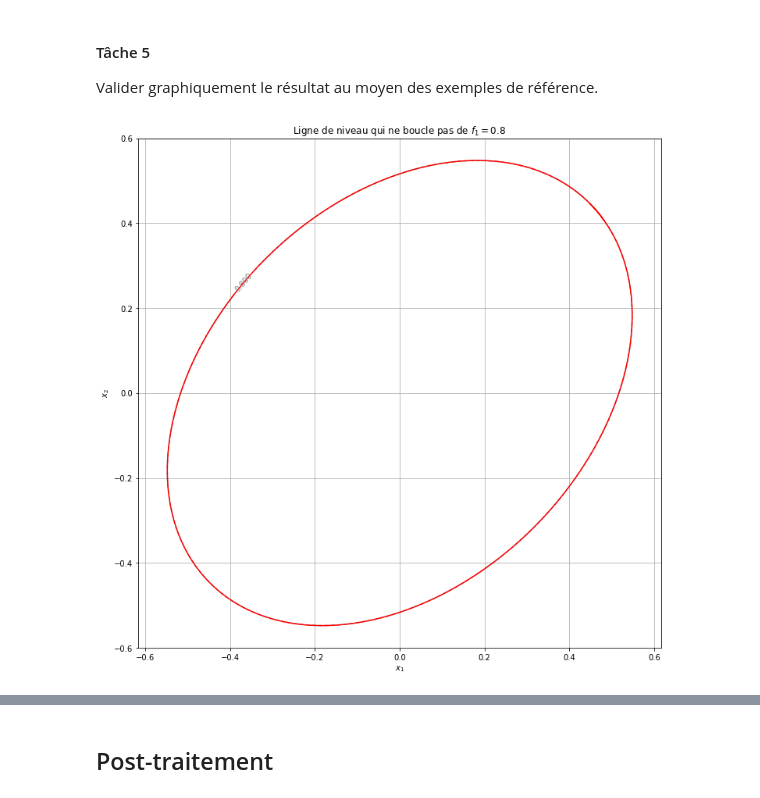
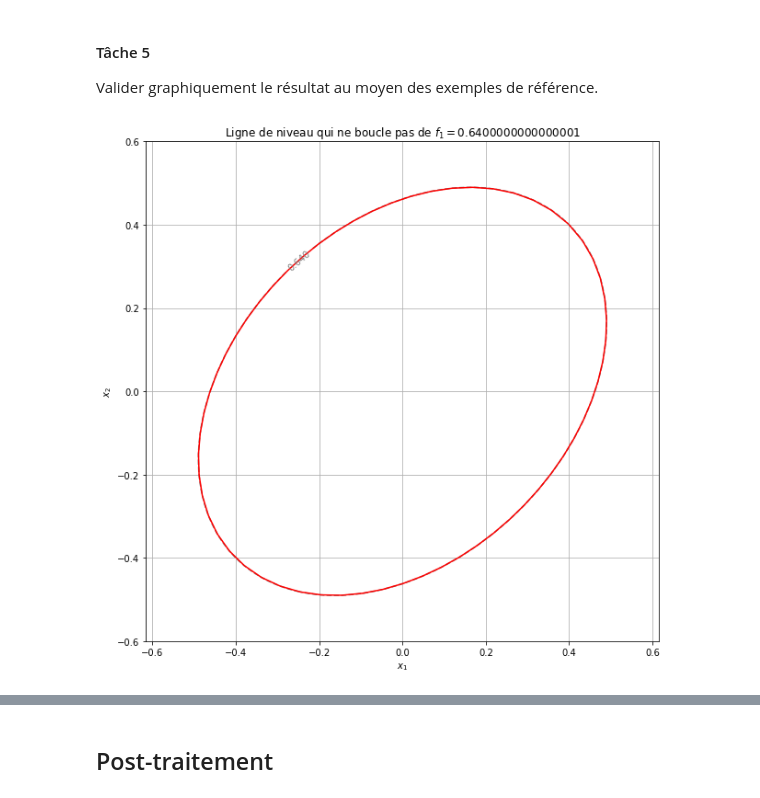
Before and after one commit to RobinWillocquet/projet-maths-octobre, a Jupyter notebook: Courbes de niveau.ipynb, the cells around one changed output, grey strips where cells are left out. Drawn from its saved outputs; the diff is of its cells as text; code cells hidden in the pictures.

```diff
--- a/Courbes de niveau.ipynb
+++ b/Courbes de niveau.ipynb
@@ -271,7 +271,7 @@ Choisir une valeur de `eps` qui semble raisonnable et justifier l'ordre de grand
 On adaptera en fonction des cas mais `eps = 0.01` convient pour la plupart des fonctions.
 # %%
 N = 1000
-eps = 0.01
+eps = 1e-7
 # %% [markdown]
 #### Tâche 1
 
@@ -314,33 +314,40 @@ Comment, en partant d'un point de référence $(x_0, y_0)$ tel que $f(x_0, y_0)=
 # %% [markdown]
 **Réponse** : On peut utiliser une méthode de Newton modifiée qui ajoute en plus comme contrainte que l'on renvoie $(x,y)$ seulement si celui-ci est à une distance $\delta > 0$ de $(x_0, y_0)$, c'est à dire que l'on veut qu'en plus $|\|(x, y) - (x_0, y_0)\| - \delta | \leq \varepsilon$ où $\varepsilon$ est l'epsilon machine. On ajoute ensuite la condition que de plus on doit avoir le point "à droite", c'est à dire qu'avec ce que l'on a défini plus haut,   $p(x_1, y_1) > 0$. Implémentons cela à présent !
 # %%
-def level_curve(f, x0, y0, delta=0.001, N=1000, eps=eps):
+def level_curve(f, x0, y0, delta=0.01, N=1000, eps=eps):
     g = autograd.grad
     coord = np.zeros((2,N))
     coord[0,0], coord[1,0] = x0, y0
+    c = f(x0, y0)
+    def f_c(x1, x2):
+        return f(x1, x2) - c
     for i in range(1, N):
-        vect = np.dot(1/np.sqrt(g(f,0)(x0,y0)**2 + g(f,1)(x0,y0)**2),(g(f,1)(x0,y0), -g(f,0)(x0,y0)))
+        vect = np.dot(1/np.sqrt(g(f_c,0)(x0,y0)**2 + g(f_c,1)(x0,y0)**2),(g(f_c,1)(x0,y0), -g(f_c,0)(x0,y0)))
         a,b = x0,y0
         def F(x,y):
-            vecti = np.array((f(x,y),np.abs(np.sqrt((x-a)**2+(y-b)**2))-delta))
+            vecti = np.array([
+                f_c(x,y),
+                (x - a)**2 + (y - b)**2 - delta**2
+            ])
             return vecti
         (x0, y0) = (x0, y0) + np.dot(delta,vect)
         x, y = Newton(F, x0, y0)
         coord[0,i], coord[1,i] = x, y
+        x0, y0 = x, y
     return coord
 
-x0,y0 = Newton(f1_egalitaire,0.8,0.8)
-X = level_curve(f1_modif,x0,y0,0.0025,1450)
+
+X = level_curve(f1,0.4,0.4,0.05,100)
 display_contour(
     f1,
     x=np.linspace(-0.6, 0.6, 100),
     y=np.linspace(-0.6, 0.6, 100),
-    levels= [0.8]
+    levels= [f1(0.4,0.4)]
 )
 plt.plot(X[0],X[1],c='r')
 plt.xlabel("$x_1$")
 plt.ylabel("$x_2$")
-plt.title("Ligne de niveau de $f_1=0.8$")
+plt.title(f"Ligne de niveau de $f_1={f1(x0,y0)}$")
 plt.grid(True)
 plt.axis("equal")
 
@@ -385,14 +392,21 @@ def level_curve(f, x0, y0, delta=0.001, N=1000, eps=eps):
     g = autograd.grad
     coord = np.zeros((2,N))
     coord[0,0], coord[1,0] = x0, y0
+    c = f(x0, y0)
+    def f_c(x1, x2):
+        return f(x1, x2) - c
     for i in range(1, N):
-        vect = np.dot(1/np.sqrt(g(f,0)(x0,y0)**2 + g(f,1)(x0,y0)**2),(g(f,1)(x0,y0), -g(f,0)(x0,y0)))
+        vect = np.dot(1/np.sqrt(g(f_c,0)(x0,y0)**2 + g(f_c,1)(x0,y0)**2),(g(f_c,1)(x0,y0), -g(f_c,0)(x0,y0)))
         a,b = x0,y0
         def F(x,y):
-            vecti = np.array((f(x,y),np.abs(np.sqrt((x-a)**2+(y-b)**2))-delta))
+            vecti = np.array([
+                f_c(x,y),
+                (x - a)**2 + (y - b)**2 - delta**2
+            ])
             return vecti
         (x0, y0) = (x0, y0) + np.dot(delta,vect)
         x, y = Newton(F, x0, y0)
+        x0, y0 = x, y
         coord[0,i], coord[1,i] = x, y
         if i>=2:
             for k in range(0,i-1):
@@ -409,20 +423,20 @@ def level_curve(f, x0, y0, delta=0.001, N=1000, eps=eps):
 
 Valider graphiquement le résultat au moyen des exemples de référence.
 # %%
-x0,y0 = Newton(f1_egalitaire,0.8,0.8)
-X = level_curve(f1_modif,x0,y0,0.0025,1400)
+x0,y0 = (0.4,0.4)
+X = level_curve(f1,x0,y0,0.05,100)
 display_contour(
     f1,
     x=np.linspace(-0.6, 0.6, 100),
     y=np.linspace(-0.6, 0.6, 100),
-    levels= [0.8]
+    levels= [f1(x0,y0)]
 )
 plt.plot(X[0],X[1],c='r')
 plt.xlabel("$x_1$")
 plt.ylabel("$x_2$")
-plt.title("Ligne de niveau qui ne boucle pas de $f_1=0.8$")
+plt.title(f"Ligne de niveau qui ne boucle pas de $f_1={f1(x0,y0)}$")
 plt.grid(True)
 plt.axis("equal")
 plt.show()
 # %% [output]
-[figure, old version]
+[figure, new version]
```
Also changed, not shown: parts of 12 cells of this notebook.
